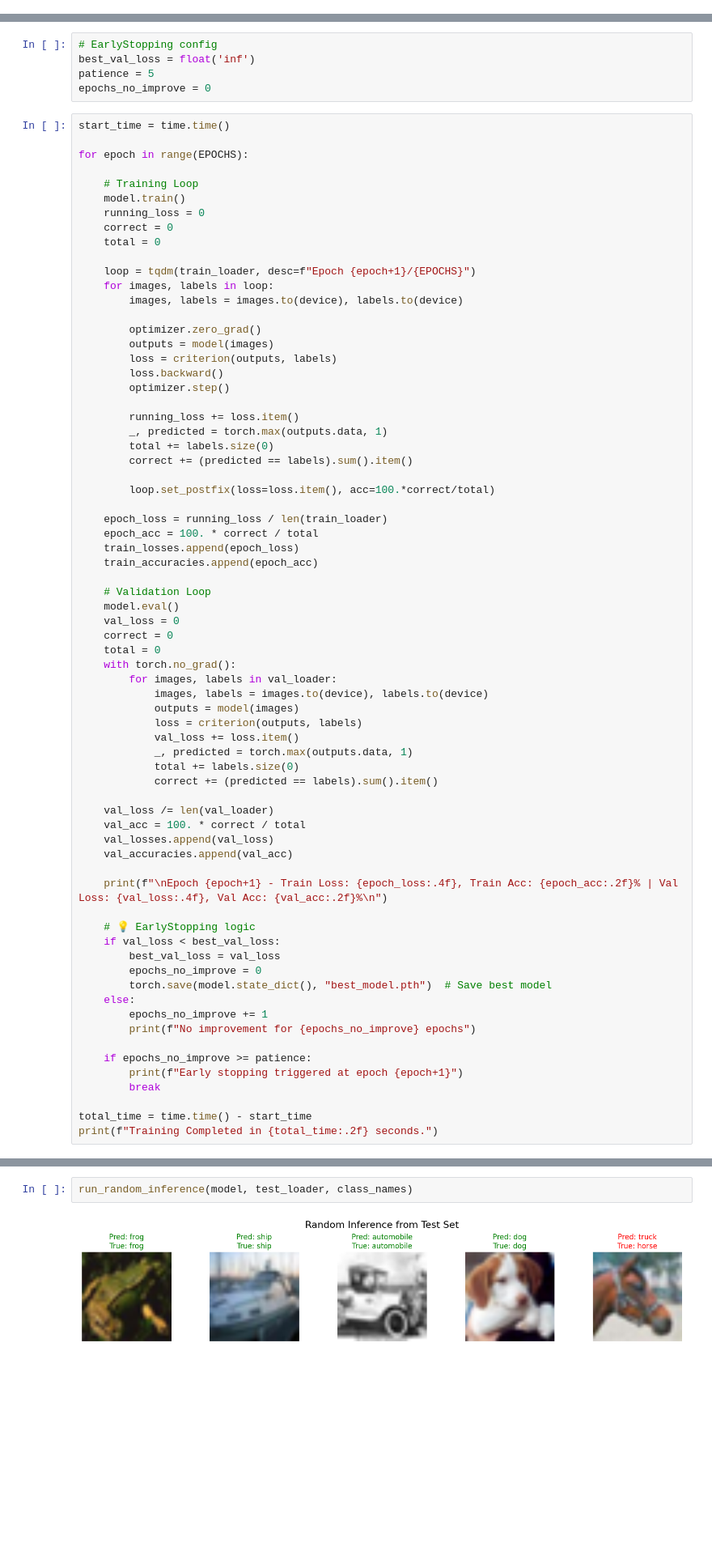
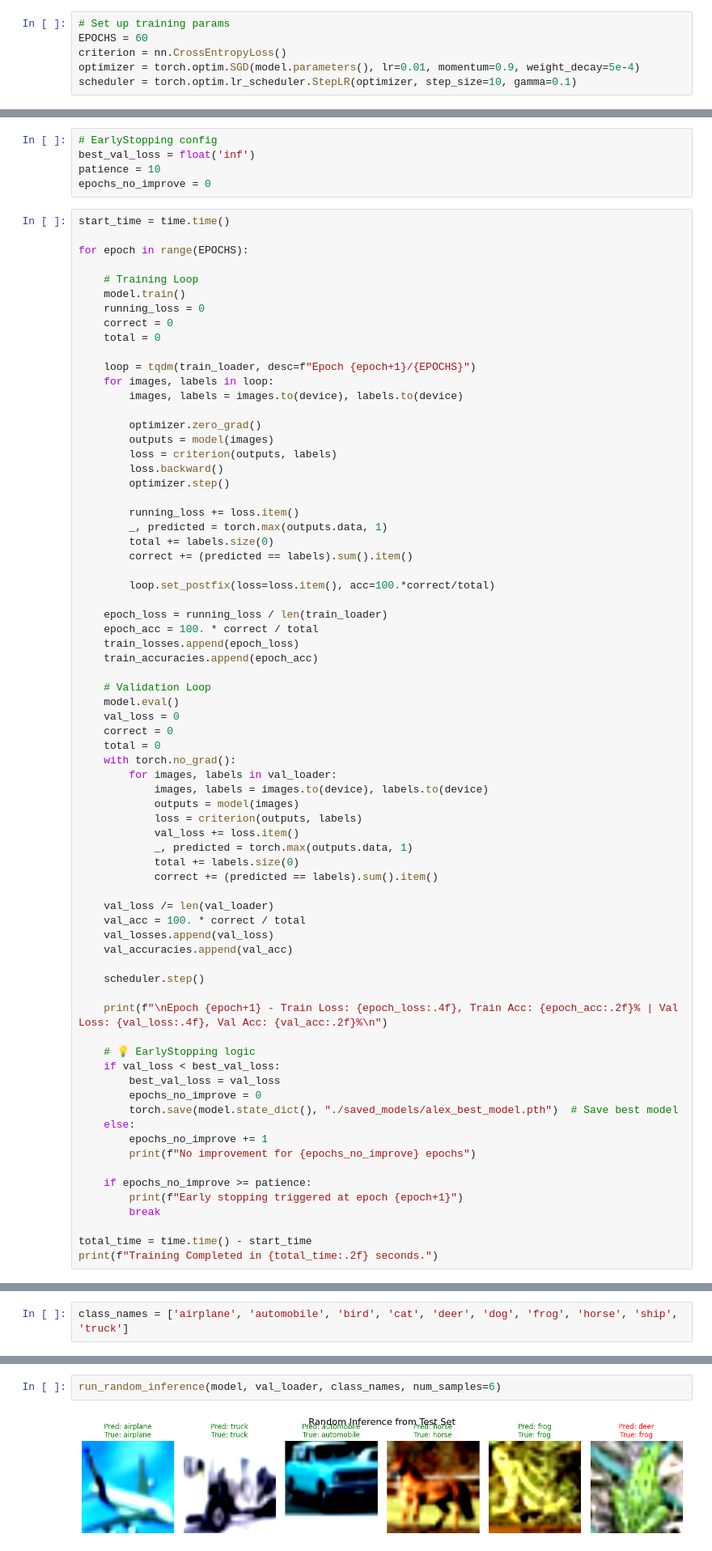
Before and after one commit to morsetechlab/DeepVision-Classical-Models, a Jupyter notebook: Alexnet_with_CIFAR_10_Dataset.ipynb, the cells around one changed output, grey strips where cells are left out. Shown at 81% size. Drawn from its saved outputs; the diff is of its cells as text; blank space fills up the shorter version.

Commit message:
edit LeNet-5 adding AlexNet

```diff
--- a/Alexnet_with_CIFAR_10_Dataset.ipynb
+++ b/Alexnet_with_CIFAR_10_Dataset.ipynb
@@ -308,3 +305,9 @@ optimizer = optim.Adam(model.parameters(), lr=LR) # Adam Optimizer
+# %%
+# Set up training params
+EPOCHS = 60
+criterion = nn.CrossEntropyLoss()
+optimizer = torch.optim.SGD(model.parameters(), lr=0.01, momentum=0.9, weight_decay=5e-4)
+scheduler = torch.optim.lr_scheduler.StepLR(optimizer, step_size=10, gamma=0.1)
 # %%
 # Logging
 train_losses = []
@@ -314,7 +317,7 @@ val_accuracies = []
 # %%
 # EarlyStopping config
 best_val_loss = float('inf')
-patience = 5
+patience = 10
 epochs_no_improve = 0
 # %%
 start_time = time.time()
@@ -369,13 +372,15 @@ for epoch in range(EPOCHS):
     val_losses.append(val_loss)
     val_accuracies.append(val_acc)
 
+    scheduler.step()
+
     print(f"\nEpoch {epoch+1} - Train Loss: {epoch_loss:.4f}, Train Acc: {epoch_acc:.2f}% | Val Loss: {val_loss:.4f}, Val Acc: {val_acc:.2f}%\n")
 
     # 💡 EarlyStopping logic
     if val_loss < best_val_loss:
         best_val_loss = val_loss
         epochs_no_improve = 0
-        torch.save(model.state_dict(), "best_model.pth")  # Save best model
+        torch.save(model.state_dict(), "./saved_models/alex_best_model.pth")  # Save best model
     else:
         epochs_no_improve += 1
         print(f"No improvement for {epochs_no_improve} epochs")
@@ -473,5 +476,7 @@ def evaluate_model(model, loader, class_names, title="Confusion Matrix"):
     plt.title(title)
     plt.tight_layout()
     plt.show()
+# %%
+class_names = ['airplane', 'automobile', 'bird', 'cat', 'deer', 'dog', 'frog', 'horse', 'ship', 'truck']
 # %%
 print("Evaluation on Eval Set:")
@@ -564,9 +544,9 @@ def run_random_inference(model, data_loader, class_names, num_samples=5):
     plt.tight_layout()
     plt.show()
 # %%
-run_random_inference(model, test_loader, class_names)
+run_random_inference(model, val_loader, class_names, num_samples=6)
 # %% [output]
-[figure, old version]
+[figure, new version]
 # %% [markdown]
 ## Export Model
 # %%
```
Also changed, not shown: parts of 29 cells of this notebook, 2 other files.
